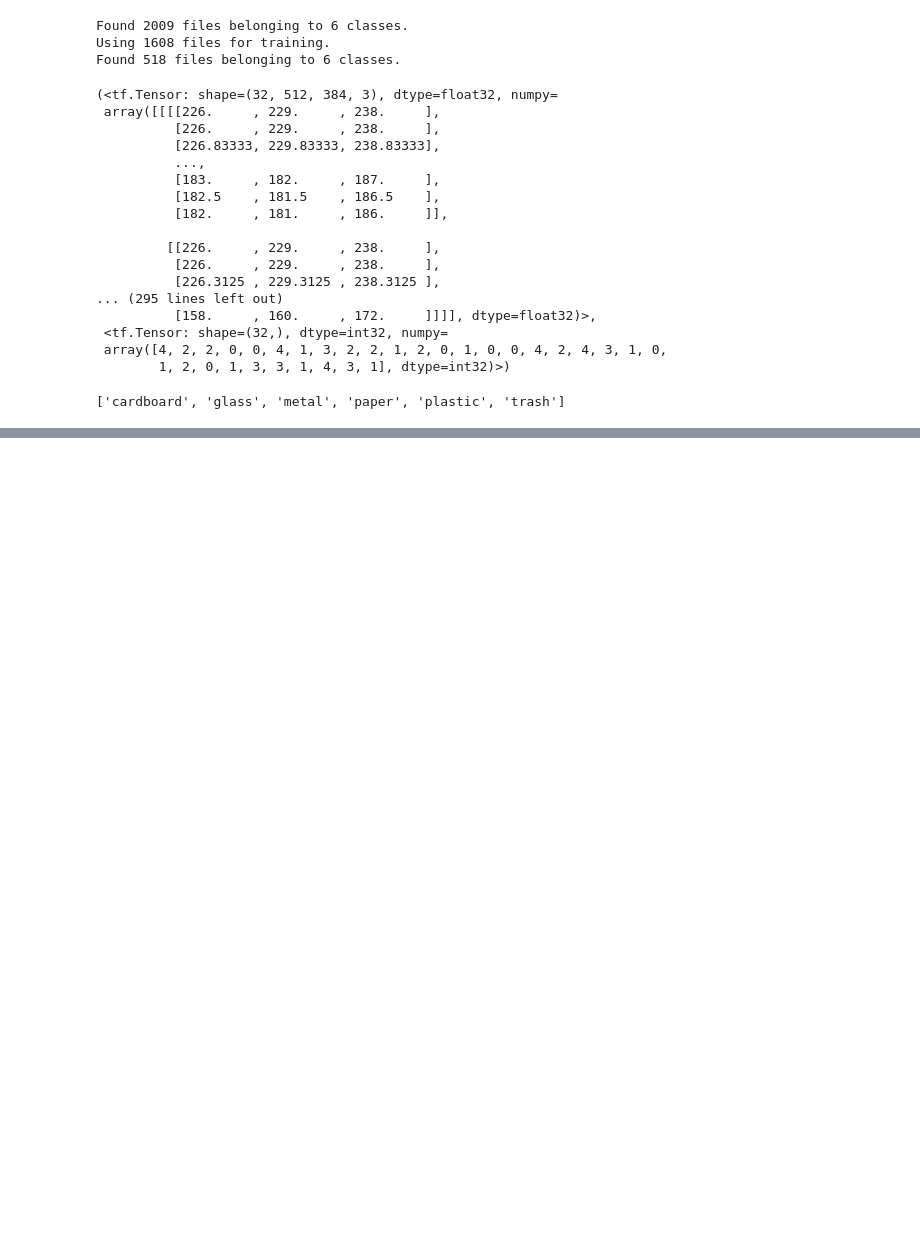
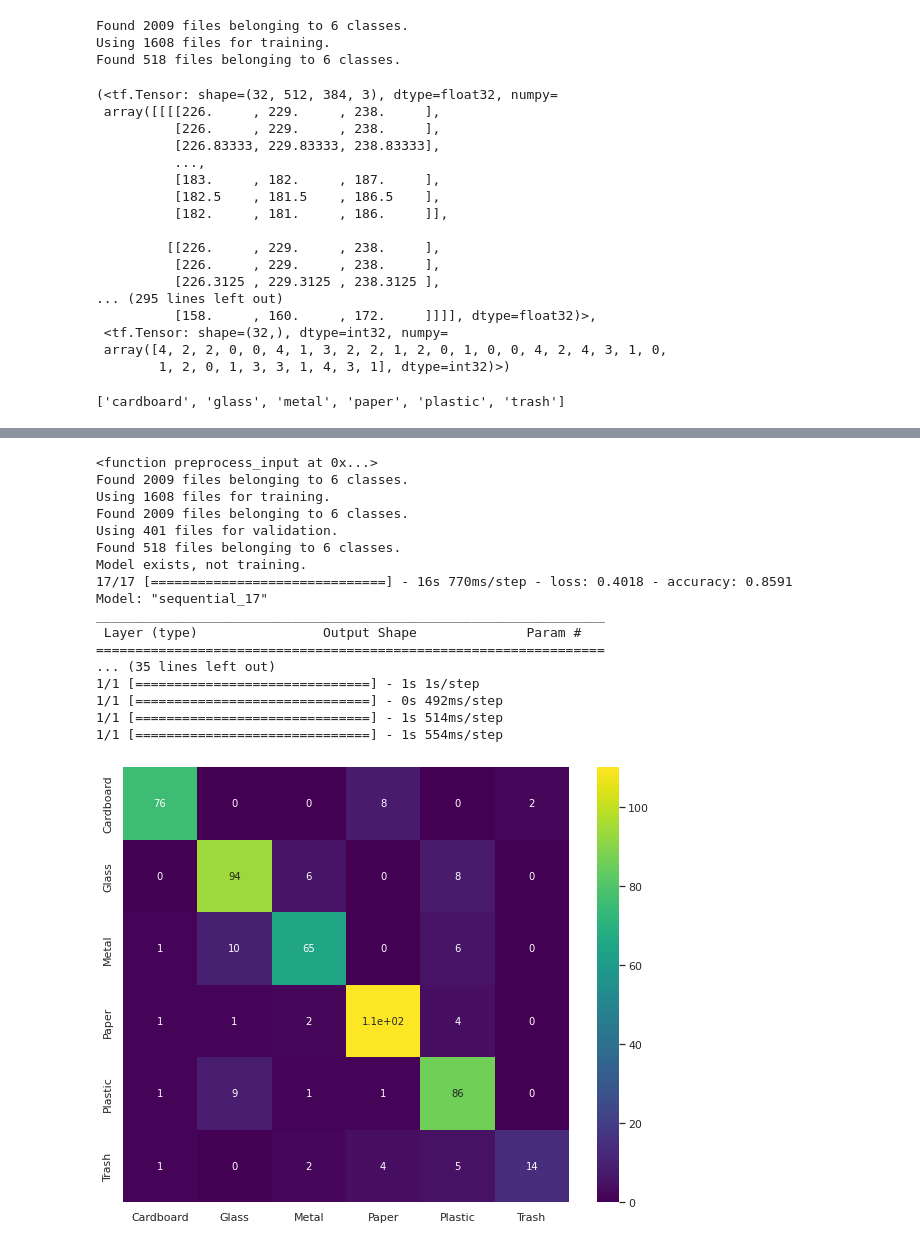
Before and after one commit to sarpu/ML2_final, a Jupyter notebook: Copy_of_Trash_Classification_CNN.ipynb, the cells around one changed output, grey strips where cells are left out. Cells and saved outputs as stored; diff of their text form; code cells hidden in the pictures; blank space fills up the shorter version.

```diff
--- a/Copy_of_Trash_Classification_CNN.ipynb
+++ b/Copy_of_Trash_Classification_CNN.ipynb
@@ -314,0 +378,21 @@ class TrashClassifer():
+# %%
+classifier = TrashClassifer(model_name='mobilenet', crop=True)
+# %% [output]
+<function preprocess_input at 0x...>
+Found 2009 files belonging to 6 classes.
+Using 1608 files for training.
+Found 2009 files belonging to 6 classes.
+Using 401 files for validation.
+Found 518 files belonging to 6 classes.
+Model exists, not training.
+17/17 [==============================] - 16s 770ms/step - loss: 0.4018 - accuracy: 0.8591
+Model: "sequential_17"
+_________________________________________________________________
+ Layer (type)                Output Shape              Param #
+=================================================================
+... (35 lines left out)
+1/1 [==============================] - 1s 1s/step
+1/1 [==============================] - 0s 492ms/step
+1/1 [==============================] - 1s 514ms/step
+1/1 [==============================] - 1s 554ms/step
+[figure, added]
```
Also changed, not shown: parts of 12 cells of this notebook, 25 other files.
